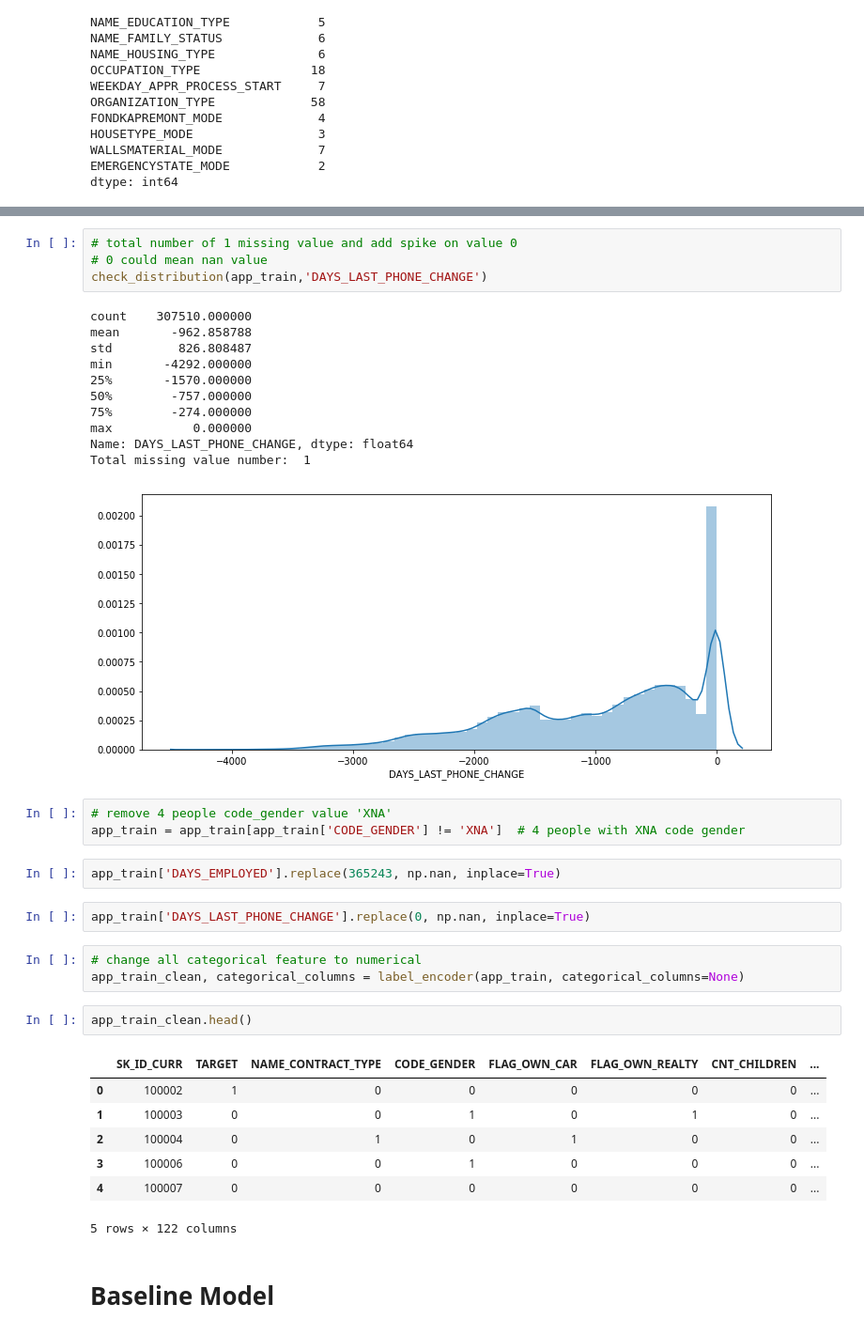
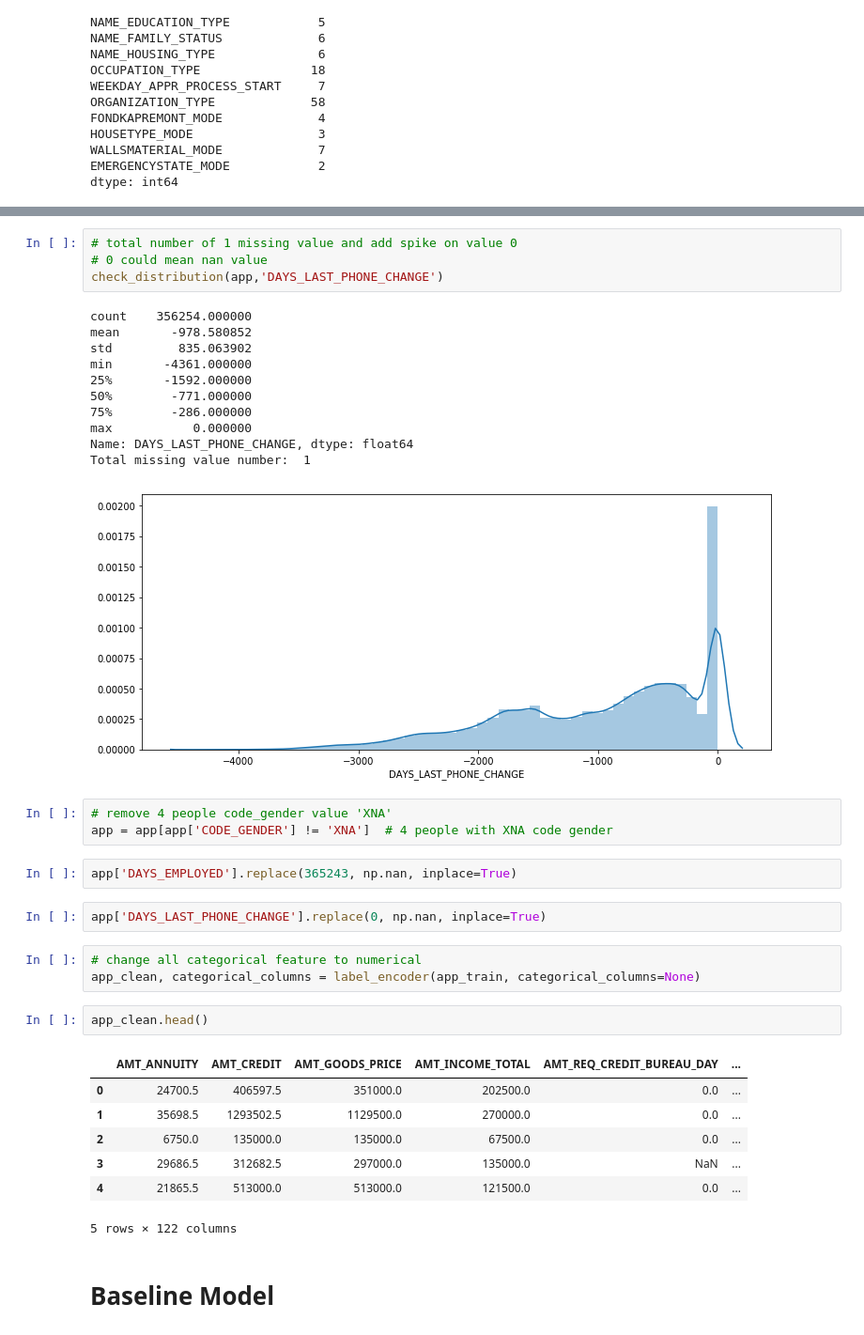
Before and after one commit to haataa/Home-Credit-Default-Risk, a Jupyter notebook: credit_default_predict.ipynb, the cells around one changed output, grey strips where cells are left out. Shown: that part at 94% size. Drawn from its saved outputs; the diff is of its cells as text.

```diff
--- a/credit_default_predict.ipynb
+++ b/credit_default_predict.ipynb
@@ -493,38 +535,38 @@ Total missing value number:  55374
 # %%
 # total number of 1 missing value and add spike on value 0
 # 0 could mean nan value
-check_distribution(app_train,'DAYS_LAST_PHONE_CHANGE')
+check_distribution(app,'DAYS_LAST_PHONE_CHANGE')
 # %% [output]
-count    307510.000000
-mean       -962.858788
-std         826.808487
-min       -4292.000000
-25%       -1570.000000
-50%        -757.000000
-75%        -274.000000
+count    356254.000000
+mean       -978.580852
+std         835.063902
+min       -4361.000000
+25%       -1592.000000
+50%        -771.000000
+75%        -286.000000
 max           0.000000
 Name: DAYS_LAST_PHONE_CHANGE, dtype: float64
 Total missing value number:  1
-[figure, old version]
+[figure, new version]
 # %%
 # remove 4 people code_gender value 'XNA'
-app_train = app_train[app_train['CODE_GENDER'] != 'XNA']  # 4 people with XNA code gender
+app = app[app['CODE_GENDER'] != 'XNA']  # 4 people with XNA code gender
 # %%
-app_train['DAYS_EMPLOYED'].replace(365243, np.nan, inplace=True)
+app['DAYS_EMPLOYED'].replace(365243, np.nan, inplace=True)
 # %%
-app_train['DAYS_LAST_PHONE_CHANGE'].replace(0, np.nan, inplace=True)
+app['DAYS_LAST_PHONE_CHANGE'].replace(0, np.nan, inplace=True)
 # %%
 # change all categorical feature to numerical
-app_train_clean, categorical_columns = label_encoder(app_train, categorical_columns=None)
+app_clean, categorical_columns = label_encoder(app_train, categorical_columns=None)
 # %%
-app_train_clean.head()
+app_clean.head()
 # %% [output]
-|  | SK_ID_CURR | TARGET | NAME_CONTRACT_TYPE | CODE_GENDER | FLAG_OWN_CAR | FLAG_OWN_REALTY | CNT_CHILDREN | ... |
-| 0 | 100002 | 1 | 0 | 0 | 0 | 0 | 0 | ... |
-| 1 | 100003 | 0 | 0 | 1 | 0 | 1 | 0 | ... |
-| 2 | 100004 | 0 | 1 | 0 | 1 | 0 | 0 | ... |
-| 3 | 100006 | 0 | 0 | 1 | 0 | 0 | 0 | ... |
-| 4 | 100007 | 0 | 0 | 0 | 0 | 0 | 0 | ... |
+|  | AMT_ANNUITY | AMT_CREDIT | AMT_GOODS_PRICE | AMT_INCOME_TOTAL | AMT_REQ_CREDIT_BUREAU_DAY | ... |
+| 0 | 24700.5 | 406597.5 | 351000.0 | 202500.0 | 0.0 | ... |
+| 1 | 35698.5 | 1293502.5 | 1129500.0 | 270000.0 | 0.0 | ... |
+| 2 | 6750.0 | 135000.0 | 135000.0 | 67500.0 | 0.0 | ... |
+| 3 | 29686.5 | 312682.5 | 297000.0 | 135000.0 | NaN | ... |
+| 4 | 21865.5 | 513000.0 | 513000.0 | 121500.0 | 0.0 | ... |
 5 rows × 122 columns
 # %% [markdown]
 # Baseline Model
```
Also changed, not shown: parts of 11 cells of this notebook.
